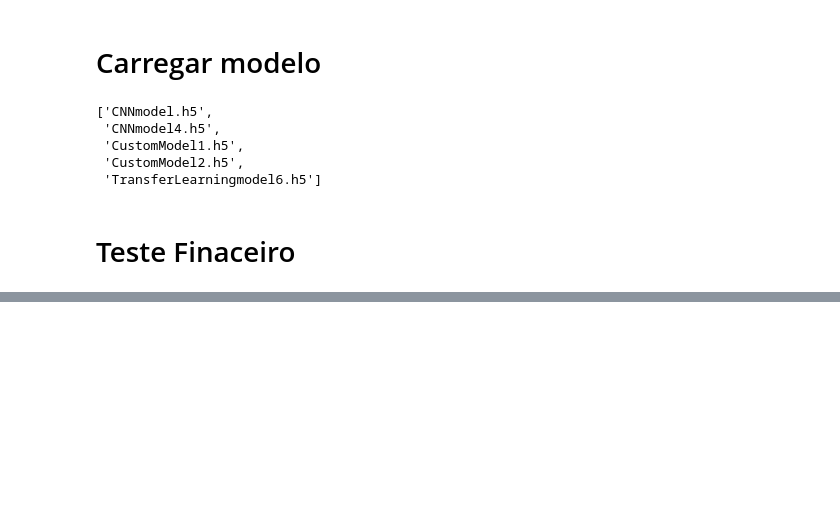
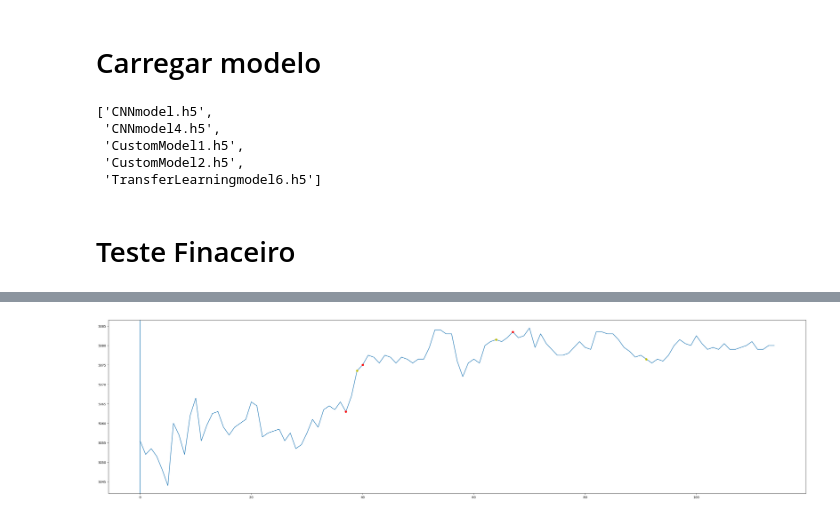
Before and after one commit to AurelioAquino92/tradingPredictor, a Jupyter notebook: cnn-M5-300-D1-200-test.ipynb, the cells around one changed output, grey strips where cells are left out. Cells and saved outputs as stored; diff of their text form; code cells hidden in the pictures; blank space fills up the shorter version.

```diff
--- a/cnn-M5-300-D1-200-test.ipynb
+++ b/cnn-M5-300-D1-200-test.ipynb
@@ -65,19 +122,21 @@ for i in tqdm(range(backtestDays*daysCandles, -1, -1)):
 # %%
 from matplotlib import pyplot as plt
 
 plt.figure(figsize=(40, 10))
 priceCloses = obterSimboloPosicao('WDO$N', n=backtestDays*daysCandles+1)['close'].to_numpy()
 plt.plot(priceCloses)
-for idx, action, price in resultados[modelIdx][2]:
+for idx, action, price in resultados[modelIdx][0]:
     if action == 'Buy':
         plt.plot(-idx+backtestDays*daysCandles, price, 'o', color='g')
     if action == 'Sell':
         plt.plot(-idx+backtestDays*daysCandles, price, 'o', color='r')
     if action == 'Close':
         plt.plot(-idx+backtestDays*daysCandles, price, 'o', color='y')
 for i in range(backtestDays):
     plt.axvline(daysCandles*i)
 plt.show()
+# %% [output]
+[figure, added]
 # %%
 modelo = load_model('models/' + modelosPaths[modelIdx])
 inputs = []
```
Also changed, not shown: parts of 5 cells of this notebook.
